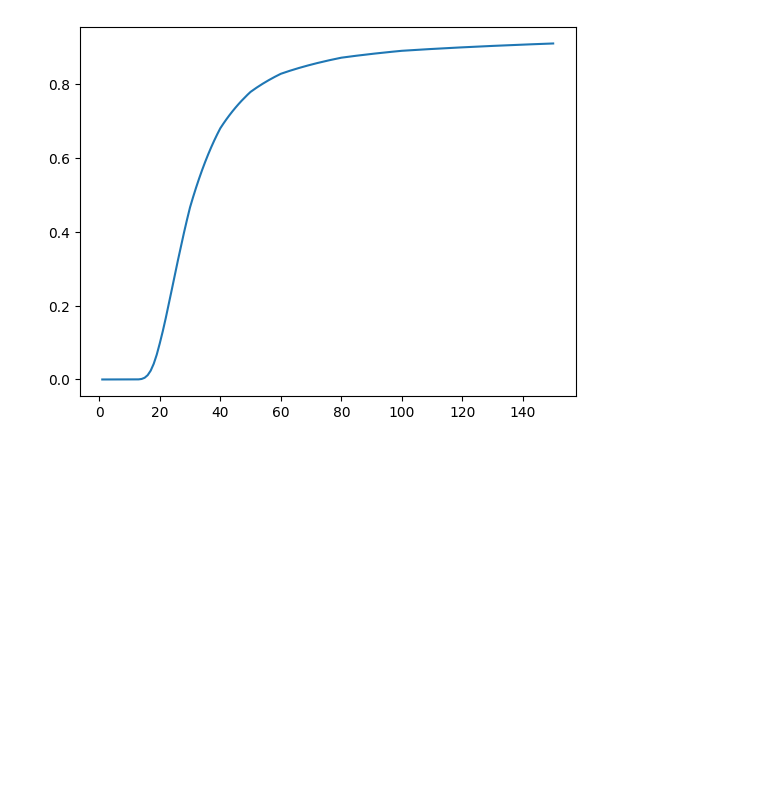
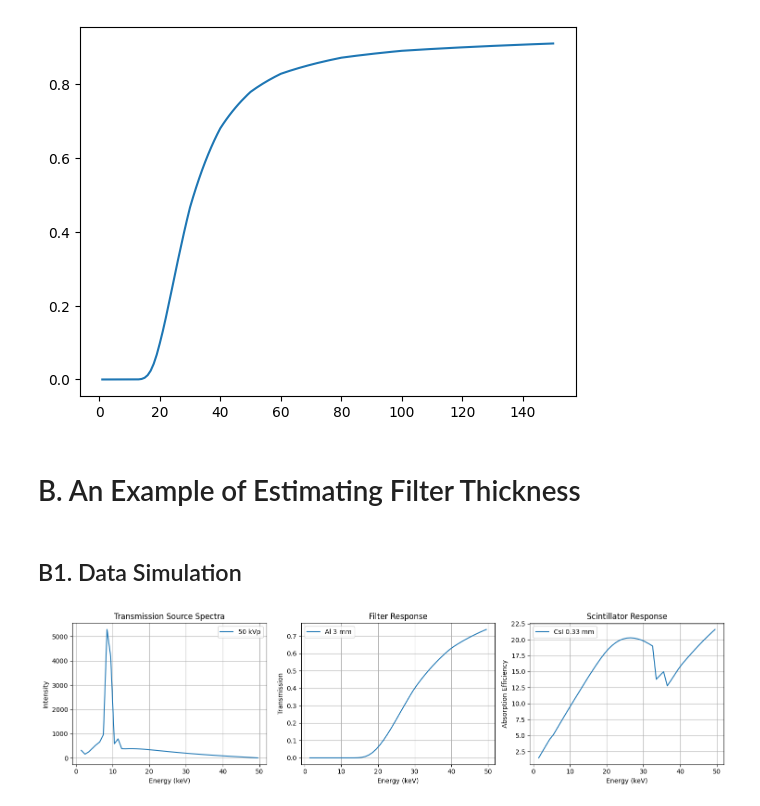
Before and after one commit to cabouman/xcal, a Jupyter notebook: examples/T04_Customizing_Analytical_Modules.ipynb, the cells around one changed output. Drawn from its saved outputs; the diff is of its cells as text; code cells hidden in the pictures; blank space fills up the shorter version.

```diff
--- a/examples/T04_Customizing_Analytical_Modules.ipynb
+++ b/examples/T04_Customizing_Analytical_Modules.ipynb
@@ -132,3 +132,7 @@ plt.plot(ee, ff.data)
 {'Filter_1_material': Material(formula='Al', density=2.702), 'Filter_1_thickness': tensor(2.5000, grad_fn=<ClampFunctionBackward>)}
 [<matplotlib.lines.Line2D at 0x...>]
 [figure]
+# %% [markdown]
+# B. An Example of Estimating Filter Thickness
+# %% [markdown]
+## B1. Data Simulation
@@ -134,0 +157,52 @@ plt.plot(ee, ff.data)
+# %%
+from xcal import get_filter_response,get_scintillator_response
+from xcal.chem_consts._periodictabledata import density
+import spekpy as sp
+
+simkV = 50
+gt_takeoff_angle = 13
+s = sp.Spek(kvp=simkV, th=gt_takeoff_angle, dk=1, z=ct_info['SDD']/10, mas=mas_list, char=True)
+k, phi_k = s.get_spectrum(edges=False)
+phi_k = phi_k * ((ct_info['psize'][0] / 10) * (ct_info['psize'][1] / 10))  #
+src_spec = np.zeros(max_simkV-1)
+src_spec[:simkV-1] = phi_k  # Assign spectrum values starting from 1.5 keV
+
+ee = k
+gt_src = src_spec
+gt_fltr = get_filter_response(ee, fltr_mat, density[fltr_mat], fltr_th)
+gt_det = get_scintillator_response(ee, det_mat, det_density, det_th)
+# %%
+import matplotlib.pyplot as plt
+
+# Plot setup
+fig, axes = plt.subplots(1, 3, figsize=(15, 4))
+
+# Subplot 1: Source spectra for different voltages
+axes[0].plot(ee, src_spec, label=f'{simkV} kVp')
+axes[0].set_title('Transmission Source Spectra')
+axes[0].set_xlabel('Energy (keV)')
+axes[0].set_ylabel('Intensity')
+axes[0].legend()
+axes[0].grid(True)
+
+# Subplot 2: Filter response
+axes[1].plot(ee, gt_fltr, label=f'{fltr_mat} {fltr_th} mm')
+axes[1].set_title('Filter Response')
+axes[1].set_xlabel('Energy (keV)')
+axes[1].set_ylabel('Transmission')
+axes[1].legend()
+axes[1].grid(True)
+
+# Subplot 3: Scintillator response
+axes[2].plot(ee, gt_det, label=f'{det_mat} {det_th} mm')
+axes[2].set_title('Scintillator Response')
+axes[2].set_xlabel('Energy (keV)')
+axes[2].set_ylabel('Absorption Efficiency')
+axes[2].legend()
+axes[2].grid(True)
+
+# Layout adjustment
+plt.tight_layout()
+plt.show()
+# %% [output]
+[figure, added]
```
Also changed, not shown: parts of 11 cells of this notebook, 2 other files.
